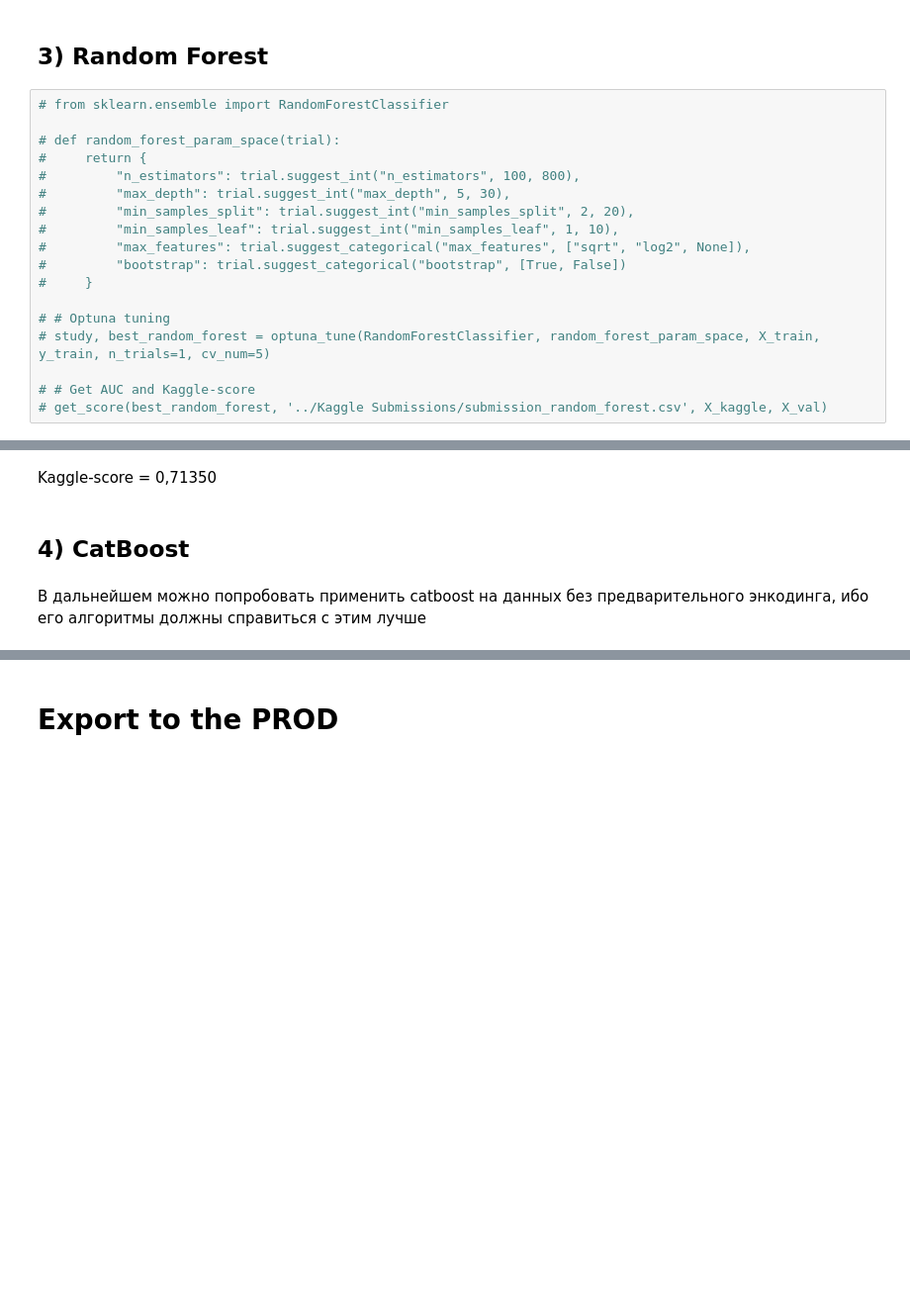
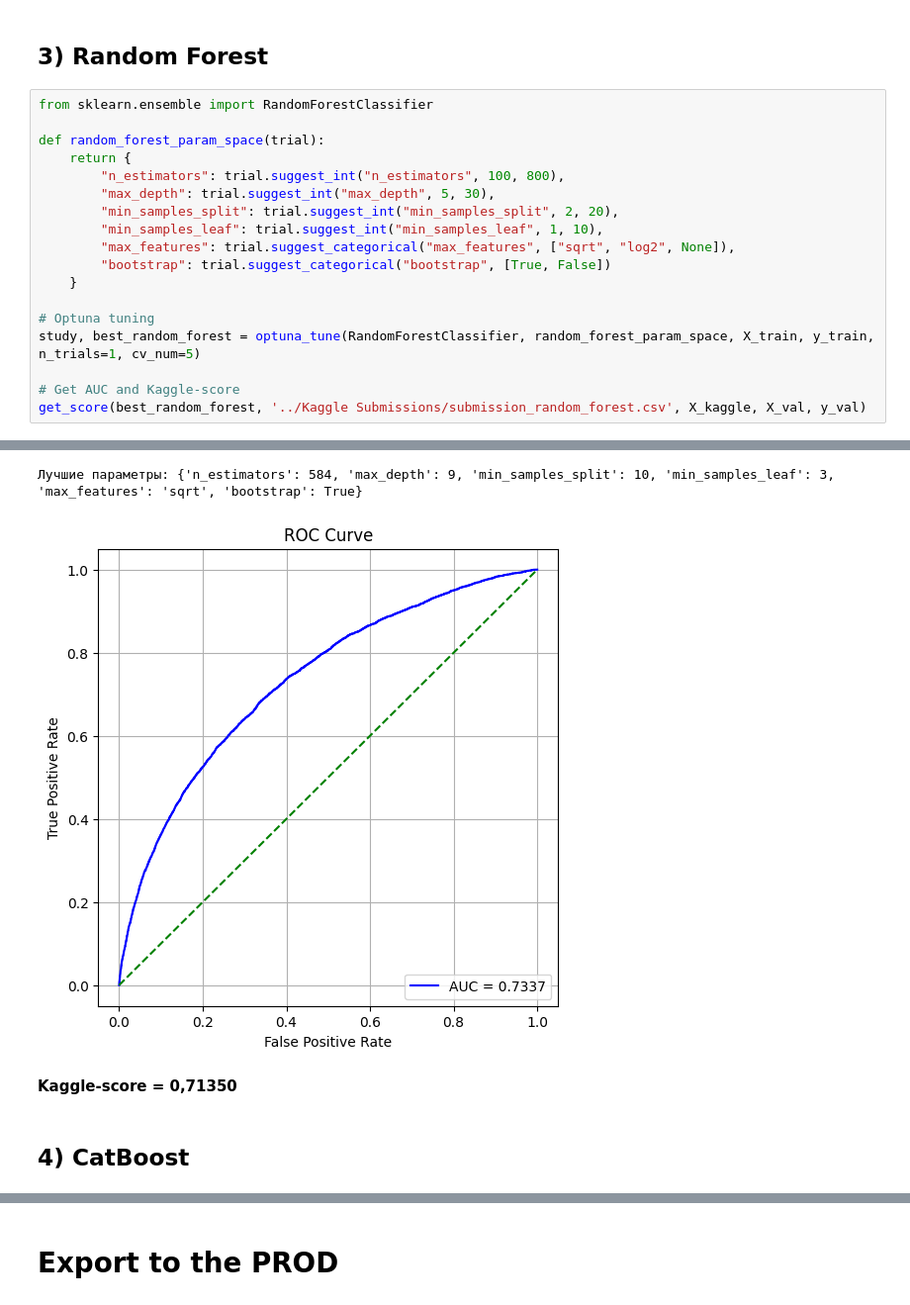
Before and after one commit to Uralbeckins/Credit-Score-Prediction-Home-Credit-Bank, a Jupyter notebook: Notebook/EDA_model_training.ipynb, the cells around one changed output, grey strips where cells are left out. Shown at 99% size. Cells and saved outputs as stored; diff of their text form; blank space fills up the shorter version.

```diff
--- a/Notebook/EDA_model_training.ipynb
+++ b/Notebook/EDA_model_training.ipynb
@@ -1309,20 +1314,21 @@ AUC = 0.7184
 # %% [markdown]
 ## 3) Random Forest
 # %%
-# from sklearn.ensemble import RandomForestClassifier
+from sklearn.ensemble import RandomForestClassifier
 
-# def random_forest_param_space(trial):
-#     return {
-#         "n_estimators": trial.suggest_int("n_estimators", 100, 800),
-#         "max_depth": trial.suggest_int("max_depth", 5, 30),
-#         "min_samples_split": trial.suggest_int("min_samples_split", 2, 20),
-#         "min_samples_leaf": trial.suggest_int("min_samples_leaf", 1, 10),
-#         "max_features": trial.suggest_categorical("max_features", ["sqrt", "log2", None]),
-#         "bootstrap": trial.suggest_categorical("bootstrap", [True, False])
-#     }
+def random_forest_param_space(trial):
+    return {
+        "n_estimators": trial.suggest_int("n_estimators", 100, 800),
+        "max_depth": trial.suggest_int("max_depth", 5, 30),
+        "min_samples_split": trial.suggest_int("min_samples_split", 2, 20),
+        "min_samples_leaf": trial.suggest_int("min_samples_leaf", 1, 10),
+        "max_features": trial.suggest_categorical("max_features", ["sqrt", "log2", None]),
+        "bootstrap": trial.suggest_categorical("bootstrap", [True, False])
+    }
 
-# # Optuna tuning
-# study, best_random_forest = optuna_tune(RandomForestClassifier, random_forest_param_space, X_train, y_train, n_trials=1, cv_num=5)
+# Optuna tuning
+study, best_random_forest = optuna_tune(RandomForestClassifier, random_forest_param_space, X_train, y_train, n_trials=1, cv_num=5)
 
-# # Get AUC and Kaggle-score
-# get_score(best_random_forest, '../Kaggle Submissions/submission_random_forest.csv', X_kaggle, X_val)
+# Get AUC and Kaggle-score
+get_score(best_random_forest, '../Kaggle Submissions/submission_random_forest.csv', X_kaggle, X_val, y_val)
+# %% [output]
@@ -1329,6 +1340,6 @@ AUC = 0.7184
+Лучшие параметры: {'n_estimators': 584, 'max_depth': 9, 'min_samples_split': 10, 'min_samples_leaf': 3, 'max_features': 'sqrt', 'bootstrap': True}
+[figure, added]
 # %% [markdown]
-Kaggle-score = 0,71350
+**Kaggle-score = 0,71350**
 # %% [markdown]
 ## 4) CatBoost
-# %% [markdown]
-В дальнейшем можно попробовать применить catboost на данных без предварительного энкодинга, ибо его алгоритмы должны справиться с этим лучше
```
Also changed, not shown: parts of 22 cells of this notebook.
